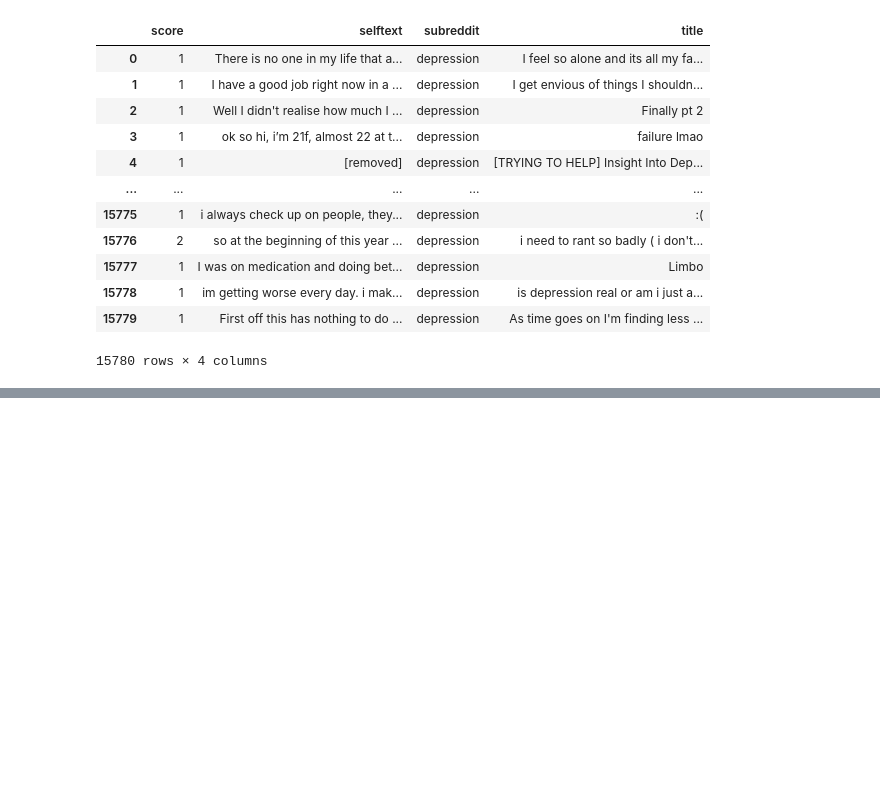
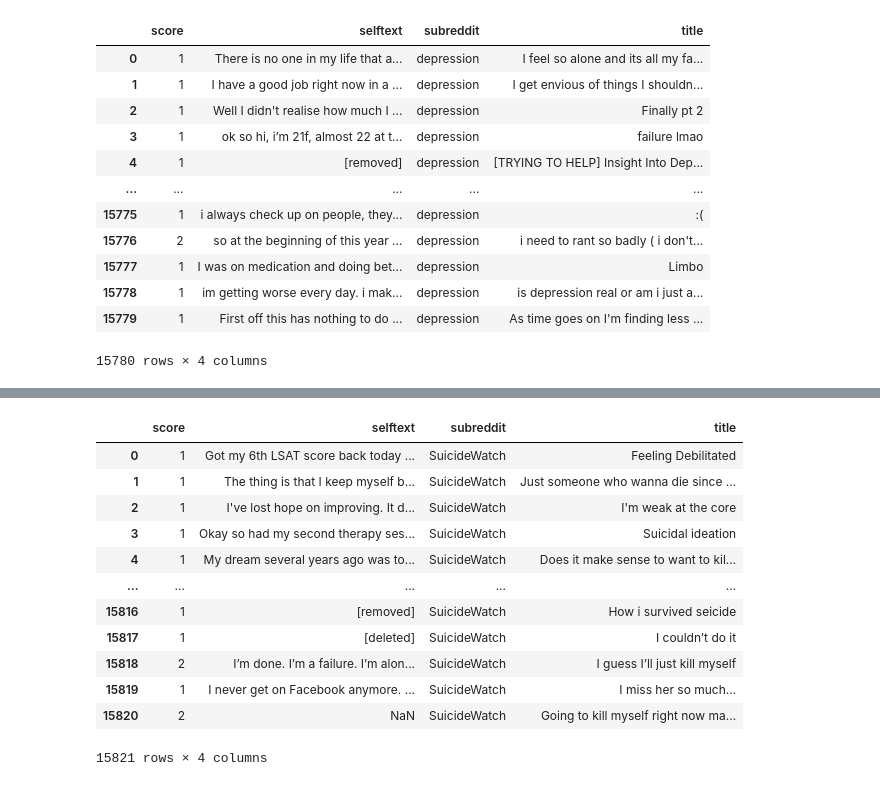
Before and after one commit to ManuSharanya/Social-Media-and-Mental-Health-BERT-, a Jupyter notebook: notebooks/dataset.ipynb, the cells around one changed output, grey strips where cells are left out. Saved outputs shown, nothing was run; the diff lists cells and outputs as text; code cells hidden in the pictures; blank space fills up the shorter version.

```diff
--- a/notebooks/dataset.ipynb
+++ b/notebooks/dataset.ipynb
@@ -210,0 +228,17 @@ df12
+# %%
+df14=pd.read_csv("swjun21.csv").drop(columns=['timestamp','author','Unnamed: 0','created_utc'])
+df14
+# %% [output]
+|  | score | selftext | subreddit | title |
+| 0 | 1 | Got my 6th LSAT score back today ... | SuicideWatch | Feeling Debilitated |
+| 1 | 1 | The thing is that I keep myself b... | SuicideWatch | Just someone who wanna die since ... |
+| 2 | 1 | I've lost hope on improving. It d... | SuicideWatch | I'm weak at the core |
+| 3 | 1 | Okay so had my second therapy ses... | SuicideWatch | Suicidal ideation |
+| 4 | 1 | My dream several years ago was to... | SuicideWatch | Does it make sense to want to kil... |
+| ... | ... | ... | ... | ... |
+| 15816 | 1 | [removed] | SuicideWatch | How i survived seicide |
+| 15817 | 1 | [deleted] | SuicideWatch | I couldn’t do it |
+| 15818 | 2 | I’m done. I’m a failure. I’m alon... | SuicideWatch | I guess I’ll just kill myself |
+| 15819 | 1 | I never get on Facebook anymore. ... | SuicideWatch | I miss her so much... |
+| 15820 | 2 | NaN | SuicideWatch | Going to kill myself right now ma... |
+15821 rows × 4 columns
```
Also changed, not shown: parts of 6 cells of this notebook, 2 other files.
